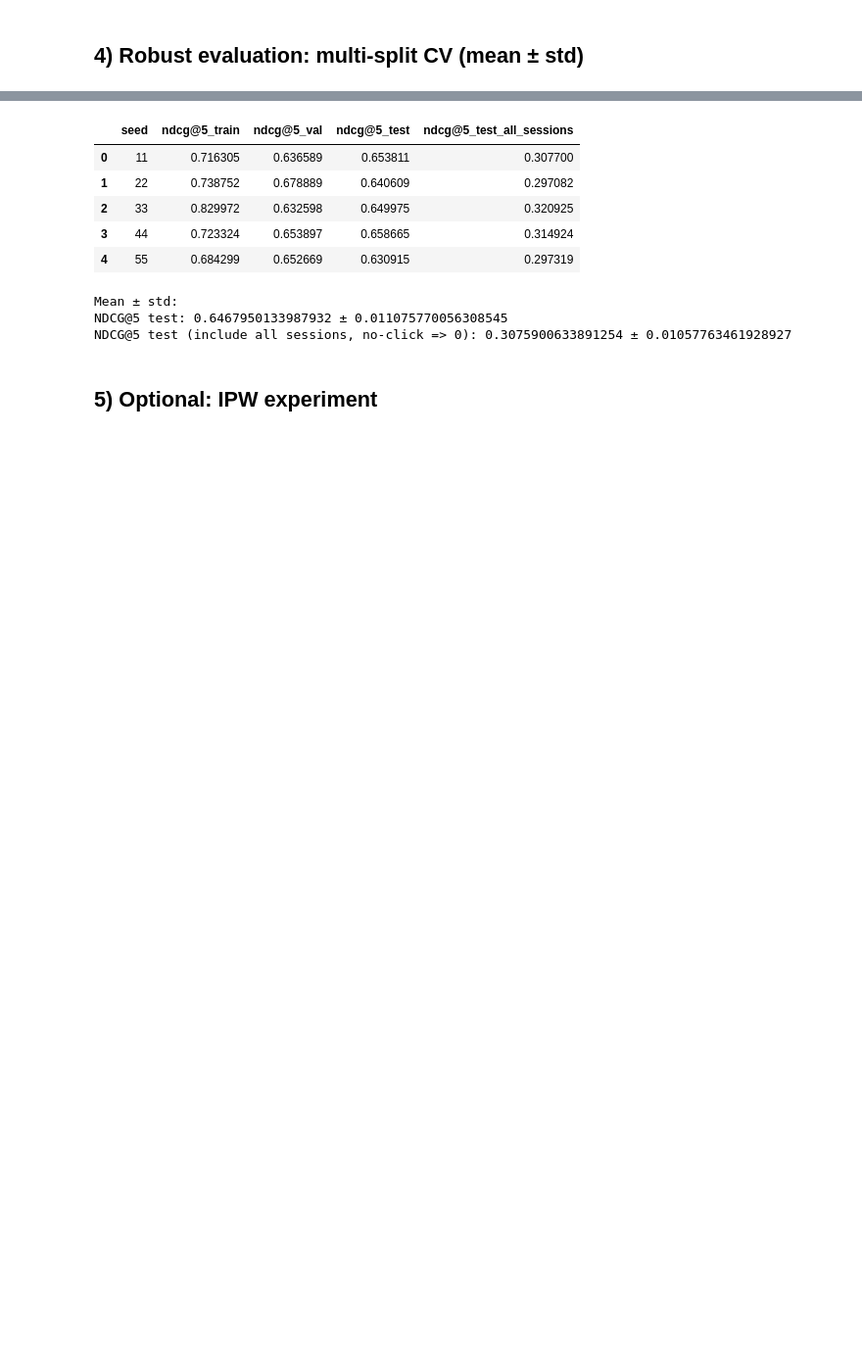
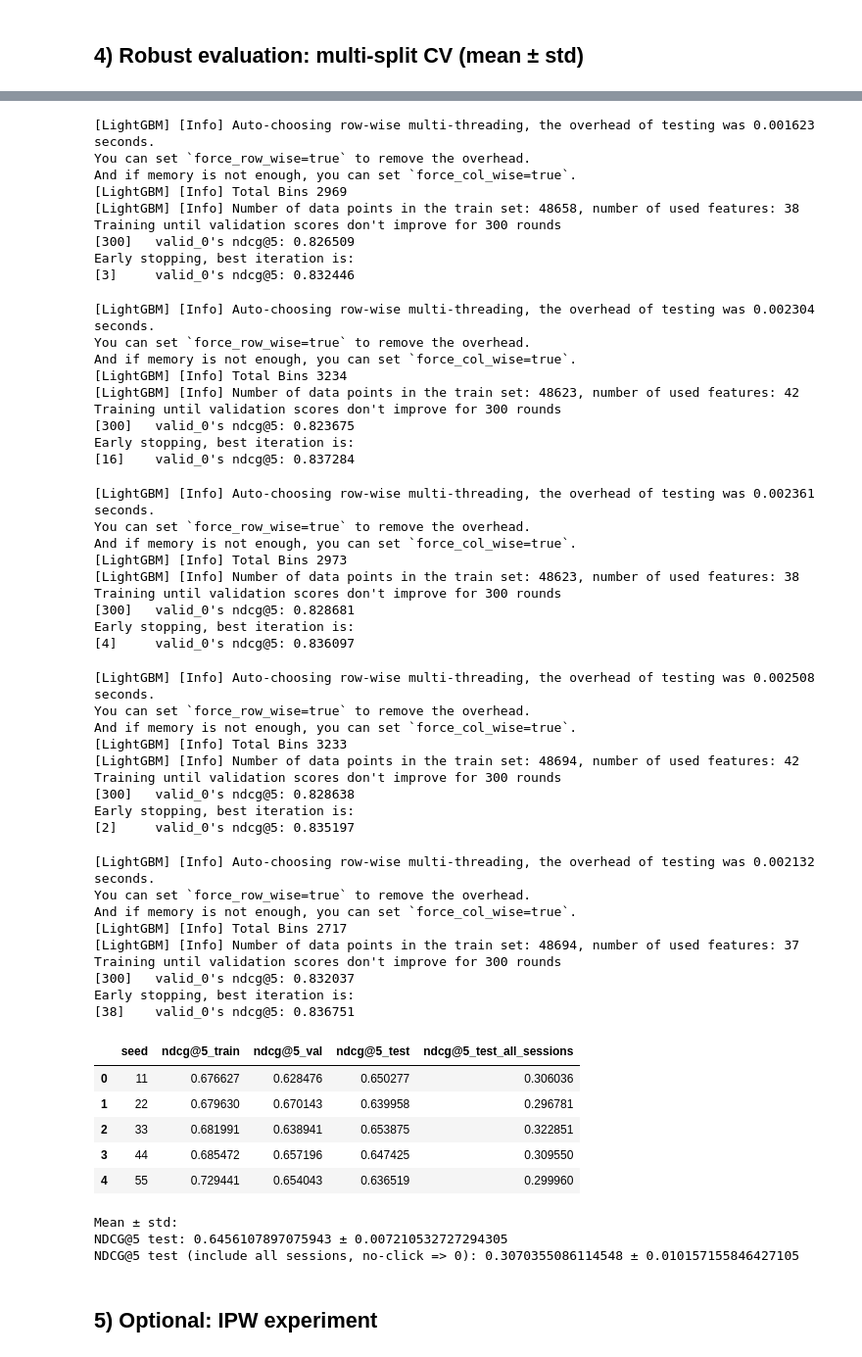
Before and after one commit to michalmuchakr/learning-to-rank, a Jupyter notebook: solution.ipynb, the cells around one changed output, grey strips where cells are left out. Shown at 98% size. Drawn from its saved outputs; the diff is of its cells as text; code cells hidden in the pictures; blank space fills up the shorter version.

```diff
--- a/solution.ipynb
+++ b/solution.ipynb
@@ -275,8 +280,10 @@ def add_core_features(d: pd.DataFrame) -> pd.DataFrame:
     return out
 
 def one_hot_categories(train: pd.DataFrame, test: pd.DataFrame):
-    cat_train = pd.get_dummies(train["category"], prefix="cat")
-    pref_train = pd.get_dummies(train["user_preferred_category"], prefix="pref")
+    # Drop one level to avoid structural multicollinearity (one-hot sums to 1)
+    # This also removes several exact linear dependencies with interaction features.
+    cat_train = pd.get_dummies(train["category"], prefix="cat", drop_first=True)
+    pref_train = pd.get_dummies(train["user_preferred_category"], prefix="pref", drop_first=True)
 
     cat_test = pd.get_dummies(test["category"], prefix="cat").reindex(columns=cat_train.columns, fill_value=0)
     pref_test = pd.get_dummies(test["user_preferred_category"], prefix="pref").reindex(columns=pref_train.columns, fill_value=0)
@@ -528,11 +667,13 @@ def run_cv(df, seeds=(11, 22, 33, 44, 55), m=50.0, use_ipw=False, use_weights=Fa
         train_fe, val_fe, feats, _ = build_features_v4(train_raw, val_raw, m=m, use_ipw=use_ipw)
         _, test_fe, _, _ = build_features_v4(train_raw, test_raw, m=m, use_ipw=use_ipw)
 
-        model, _ = train_ranker(train_fe, val_fe, feats, seed=seed, use_weights=use_weights)
+        model, _, feats_used, _ = train_ranker_with_pruning(
+            train_fe, val_fe, feats, seed=seed, use_weights=use_weights
+        )
 
-        _, nd_train, _ = eval_ranker(model, train_fe, feats, k=5)
-        _, nd_val, _ = eval_ranker(model, val_fe, feats, k=5)
-        _, nd_test, nd_test_all_sessions = eval_ranker(model, test_fe, feats, k=5)
+        _, nd_train, _ = eval_ranker(model, train_fe, feats_used, k=5)
+        _, nd_val, _ = eval_ranker(model, val_fe, feats_used, k=5)
+        _, nd_test, nd_test_all_sessions = eval_ranker(model, test_fe, feats_used, k=5)
 
         rows.append(
             {
@@ -607,12 +748,57 @@ Early stopping, best iteration is:
+[LightGBM] [Info] Auto-choosing row-wise multi-threading, the overhead of testing was 0.001623 seconds.
+You can set `force_row_wise=true` to remove the overhead.
+And if memory is not enough, you can set `force_col_wise=true`.
+[LightGBM] [Info] Total Bins 2969
+[LightGBM] [Info] Number of data points in the train set: 48658, number of used features: 38
+Training until validation scores don't improve for 300 rounds
+[300]   valid_0's ndcg@5: 0.826509
+Early stopping, best iteration is:
+[3]     valid_0's ndcg@5: 0.832446
+[LightGBM] [Info] Auto-choosing row-wise multi-threading, the overhead of testing was 0.002304 seconds.
+You can set `force_row_wise=true` to remove the overhead.
+And if memory is not enough, you can set `force_col_wise=true`.
+[LightGBM] [Info] Total Bins 3234
+[LightGBM] [Info] Number of data points in the train set: 48623, number of used features: 42
+Training until validation scores don't improve for 300 rounds
+[300]   valid_0's ndcg@5: 0.823675
+Early stopping, best iteration is:
+[16]    valid_0's ndcg@5: 0.837284
+[LightGBM] [Info] Auto-choosing row-wise multi-threading, the overhead of testing was 0.002361 seconds.
+You can set `force_row_wise=true` to remove the overhead.
+And if memory is not enough, you can set `force_col_wise=true`.
+[LightGBM] [Info] Total Bins 2973
+[LightGBM] [Info] Number of data points in the train set: 48623, number of used features: 38
+Training until validation scores don't improve for 300 rounds
+[300]   valid_0's ndcg@5: 0.828681
+Early stopping, best iteration is:
+[4]     valid_0's ndcg@5: 0.836097
+[LightGBM] [Info] Auto-choosing row-wise multi-threading, the overhead of testing was 0.002508 seconds.
+You can set `force_row_wise=true` to remove the overhead.
+And if memory is not enough, you can set `force_col_wise=true`.
+[LightGBM] [Info] Total Bins 3233
+[LightGBM] [Info] Number of data points in the train set: 48694, number of used features: 42
+Training until validation scores don't improve for 300 rounds
+[300]   valid_0's ndcg@5: 0.828638
+Early stopping, best iteration is:
+[2]     valid_0's ndcg@5: 0.835197
+[LightGBM] [Info] Auto-choosing row-wise multi-threading, the overhead of testing was 0.002132 seconds.
+You can set `force_row_wise=true` to remove the overhead.
+And if memory is not enough, you can set `force_col_wise=true`.
+[LightGBM] [Info] Total Bins 2717
+[LightGBM] [Info] Number of data points in the train set: 48694, number of used features: 37
+Training until validation scores don't improve for 300 rounds
+[300]   valid_0's ndcg@5: 0.832037
+Early stopping, best iteration is:
+[38]    valid_0's ndcg@5: 0.836751
 |  | seed | ndcg@5_train | ndcg@5_val | ndcg@5_test | ndcg@5_test_all_sessions |
-| 0 | 11 | 0.716305 | 0.636589 | 0.653811 | 0.307700 |
-| 1 | 22 | 0.738752 | 0.678889 | 0.640609 | 0.297082 |
-| 2 | 33 | 0.829972 | 0.632598 | 0.649975 | 0.320925 |
-| 3 | 44 | 0.723324 | 0.653897 | 0.658665 | 0.314924 |
-| 4 | 55 | 0.684299 | 0.652669 | 0.630915 | 0.297319 |
+| 0 | 11 | 0.676627 | 0.628476 | 0.650277 | 0.306036 |
+| 1 | 22 | 0.679630 | 0.670143 | 0.639958 | 0.296781 |
+| 2 | 33 | 0.681991 | 0.638941 | 0.653875 | 0.322851 |
+| 3 | 44 | 0.685472 | 0.657196 | 0.647425 | 0.309550 |
+| 4 | 55 | 0.729441 | 0.654043 | 0.636519 | 0.299960 |
-Mean ± std:
-NDCG@5 test: 0.6467950133987932 ± 0.011075770056308545
-NDCG@5 test (include all sessions, no-click => 0): 0.3075900633891254 ± 0.01057763461928927
+Mean ± std:
+NDCG@5 test: 0.6456107897075943 ± 0.007210532727294305
+NDCG@5 test (include all sessions, no-click => 0): 0.3070355086114548 ± 0.010157155846427105
 # %% [markdown]
 ## 5) Optional: IPW experiment
 # %%
```
Also changed, not shown: parts of 8 cells of this notebook, 2 other files.
